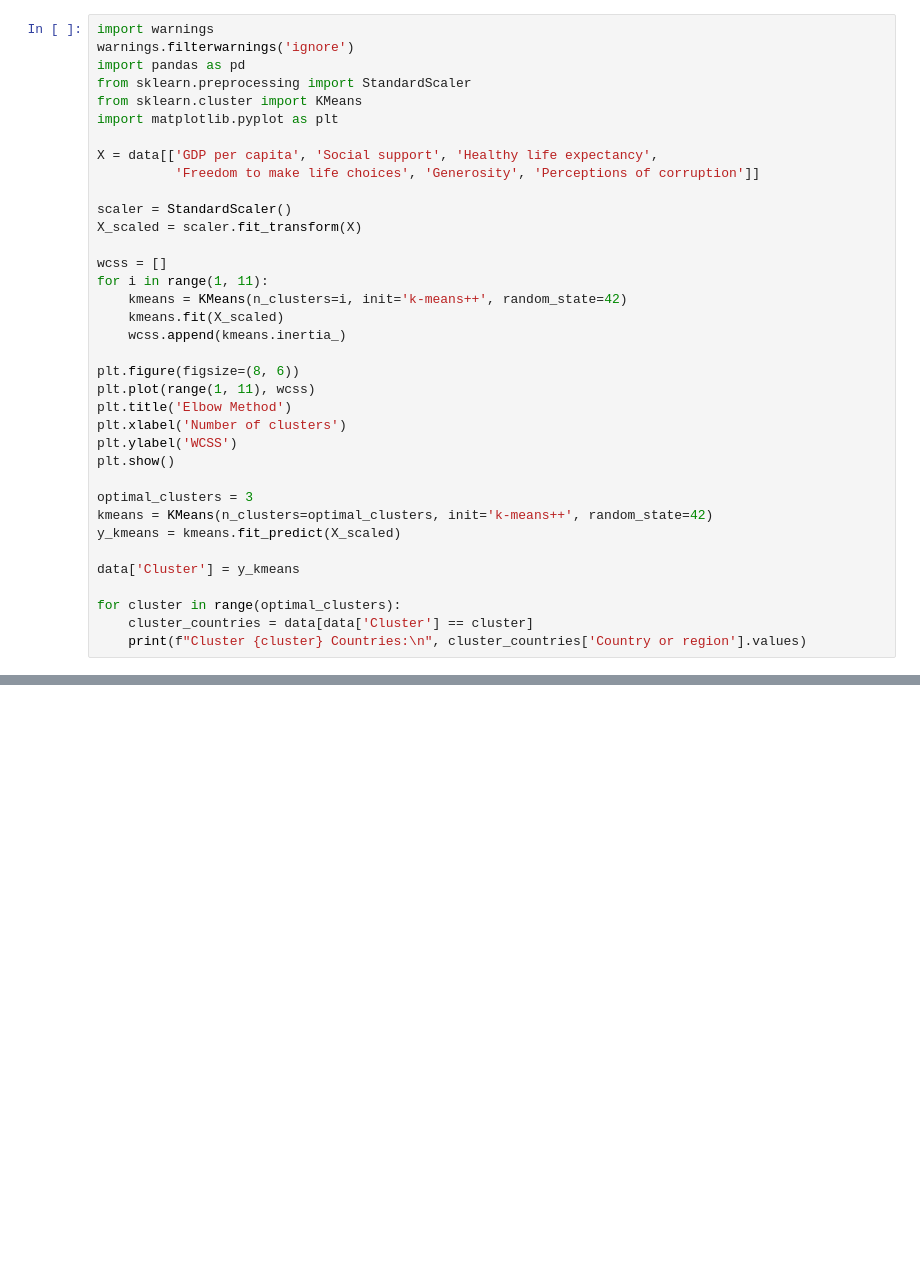
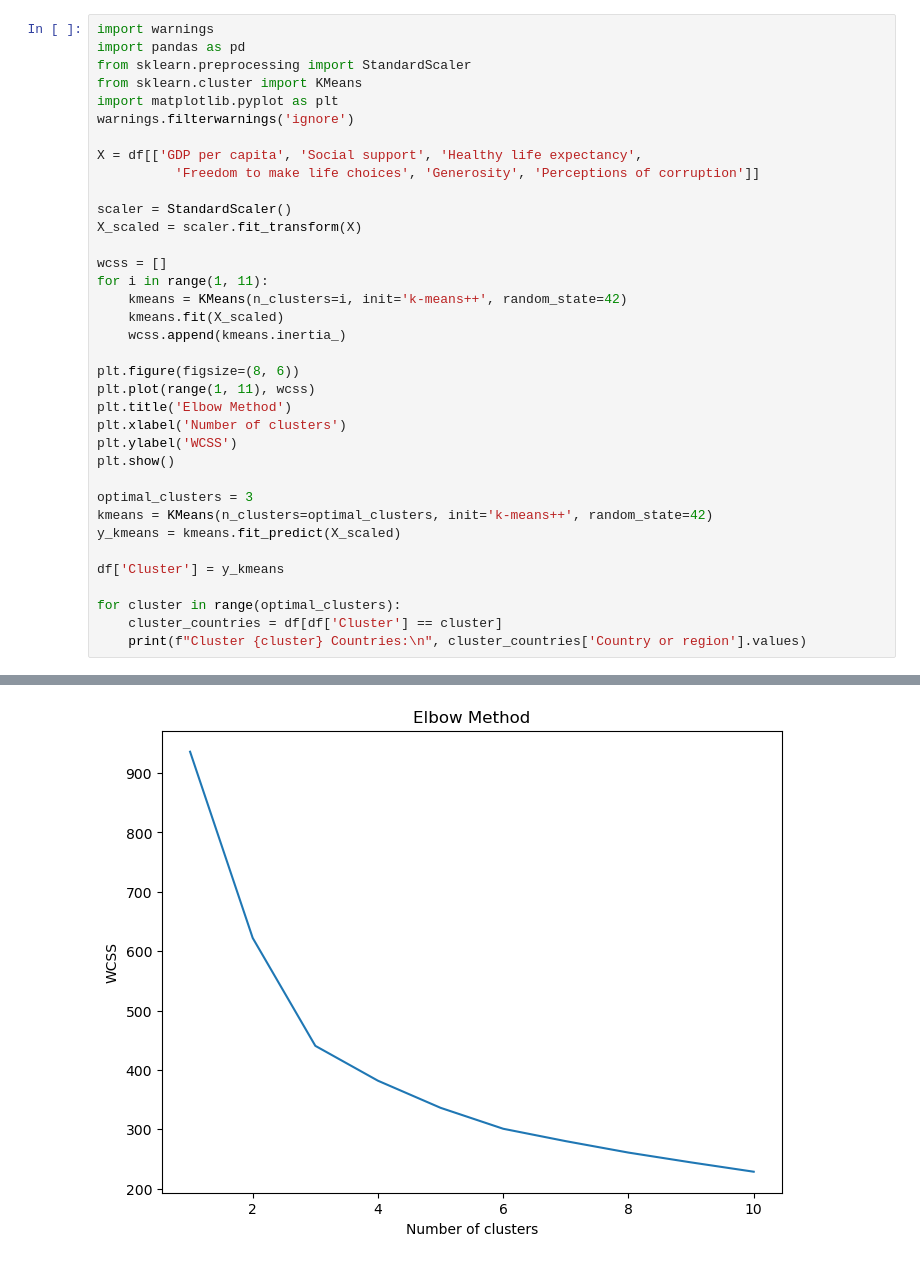
Before and after one commit to 2020344/Problem_Solving_for_Industry_2020344_2019301, a Jupyter notebook: ProblemSolvingforIndustry_2020344_2019301.ipynb, the cells around one changed output, grey strips where cells are left out. Drawn from its saved outputs; the diff is of its cells as text; blank space fills up the shorter version.

```diff
--- a/ProblemSolvingforIndustry_2020344_2019301.ipynb
+++ b/ProblemSolvingforIndustry_2020344_2019301.ipynb
@@ -62,13 +143,13 @@ Mean Squared Error: 0.41446413835283524
 R^2 Score: 0.6017537913445683
 # %%
 import warnings
-warnings.filterwarnings('ignore')
 import pandas as pd
 from sklearn.preprocessing import StandardScaler
 from sklearn.cluster import KMeans
 import matplotlib.pyplot as plt
+warnings.filterwarnings('ignore')
 
-X = data[['GDP per capita', 'Social support', 'Healthy life expectancy',
+X = df[['GDP per capita', 'Social support', 'Healthy life expectancy',
           'Freedom to make life choices', 'Generosity', 'Perceptions of corruption']]
 
 scaler = StandardScaler()
@@ -91,9 +172,9 @@ optimal_clusters = 3
 kmeans = KMeans(n_clusters=optimal_clusters, init='k-means++', random_state=42)
 y_kmeans = kmeans.fit_predict(X_scaled)
 
-data['Cluster'] = y_kmeans
+df['Cluster'] = y_kmeans
 
 for cluster in range(optimal_clusters):
-    cluster_countries = data[data['Cluster'] == cluster]
+    cluster_countries = df[df['Cluster'] == cluster]
     print(f"Cluster {cluster} Countries:\n", cluster_countries['Country or region'].values)
 # %% [output]
@@ -100,0 +183 @@ AttributeError: 'NoneType' object has no attribute 'split'
+[figure, added]
```
Also changed, not shown: parts of 13 cells of this notebook.
